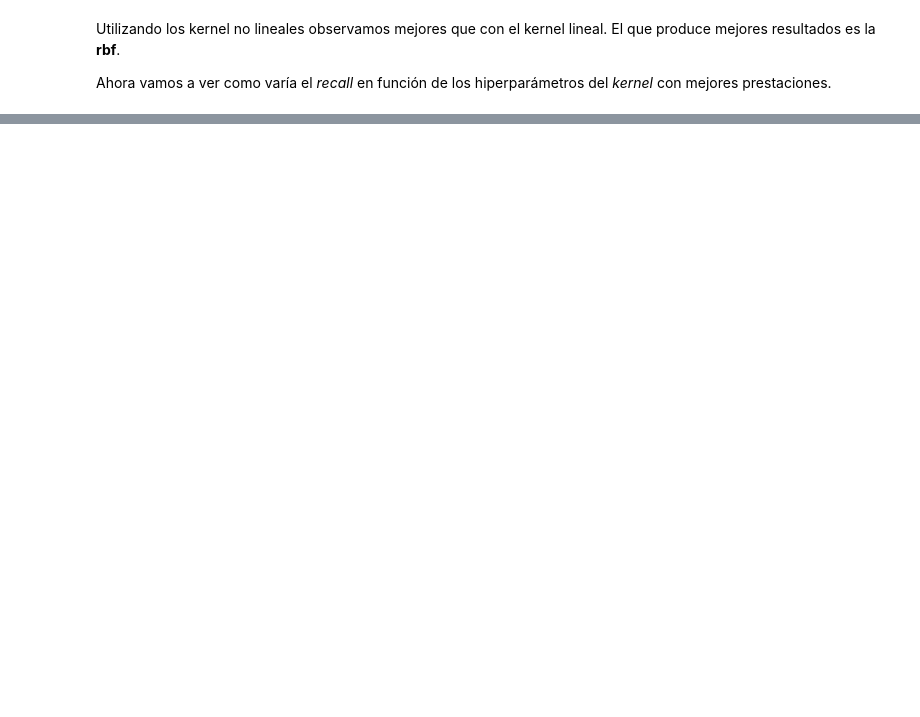
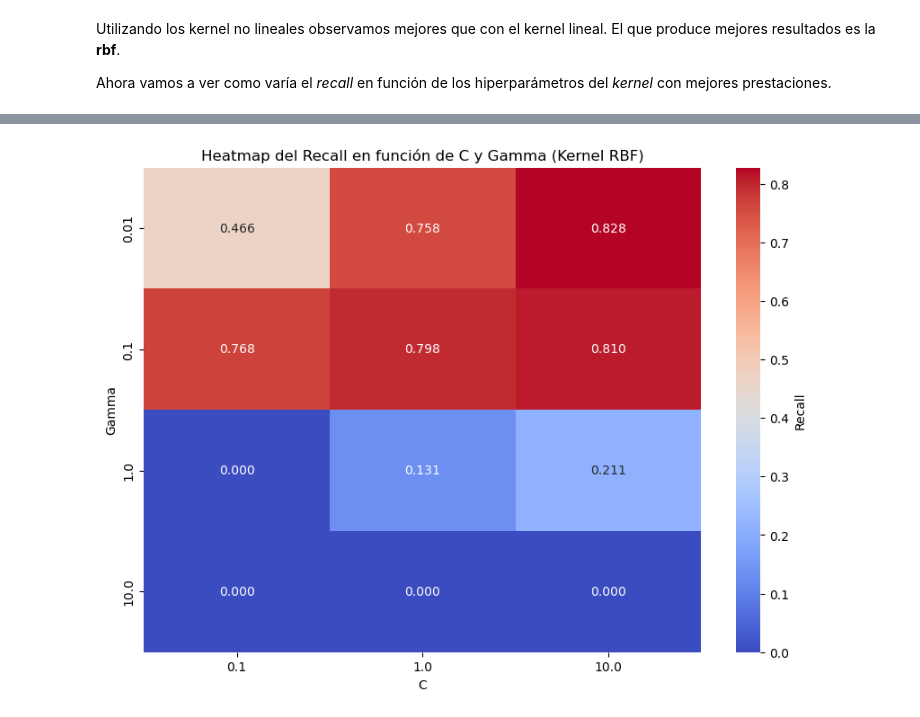
Before and after one commit to alvaar04/Tarea2ML, a Jupyter notebook: G08.ipynb, the cells around one changed output, grey strips where cells are left out. Saved outputs shown, nothing was run; the diff lists cells and outputs as text; code cells hidden in the pictures; blank space fills up the shorter version.

```diff
--- a/G08.ipynb
+++ b/G08.ipynb
@@ -263,0 +337,32 @@ linear_scale = linear.loc[linear['param_gamma'] == 'scale']
+# %%
+import seaborn as sns
+import pandas as pd
+import matplotlib.pyplot as plt
+
+# Extraer resultados del GridSearchCV
+kernel_rbf_results = resultados['rbf']  # Asegúrate de que es el kernel correcto
+
+# Extraer los valores de C, gamma y el score
+C_values = kernel_rbf_results['param_C'].data
+gamma_values = kernel_rbf_results['param_gamma'].data
+recall_scores = kernel_rbf_results['mean_test_score']
+
+# Crear un DataFrame para facilitar el manejo de datos
+df = pd.DataFrame({
+    'C': C_values,
+    'Gamma': gamma_values,
+    'Recall': recall_scores
+})
+
+# Crear una tabla pivotante para el heatmap
+pivot_table = df.pivot_table(index='Gamma', columns='C', values='Recall')
+
+# Dibujar el heatmap con Seaborn
+plt.figure(figsize=(10, 7))
+sns.heatmap(pivot_table, annot=True, cmap='coolwarm', fmt=".3f", cbar_kws={'label': 'Recall'}) # PRUEBA: coolwarm , YlOrRd , crest
+plt.title('Heatmap del Recall en función de C y Gamma (Kernel RBF)')
+plt.xlabel('C')
+plt.ylabel('Gamma')
+plt.show()
+# %% [output]
+[figure, added]
```
Also changed, not shown: parts of 10 cells of this notebook.
